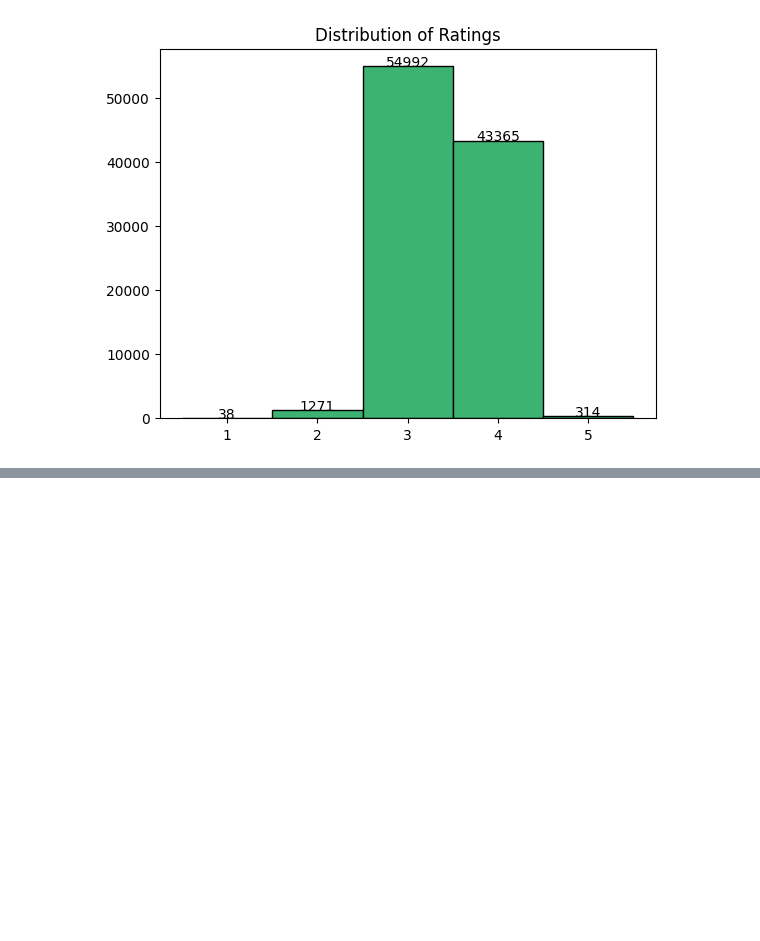
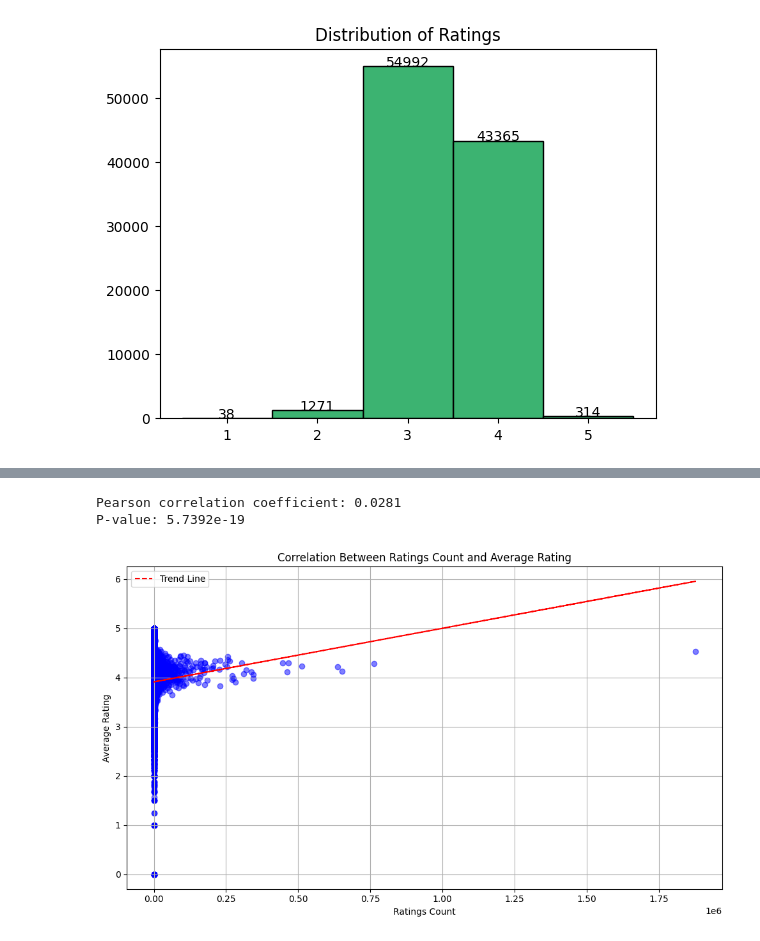
Before and after one commit to nrchnnas/recsys, a Jupyter notebook: eda.ipynb, the cells around one changed output, grey strips where cells are left out. Cells and saved outputs as stored; diff of their text form; code cells hidden in the pictures; blank space fills up the shorter version.

```diff
--- a/eda.ipynb
+++ b/eda.ipynb
@@ -162,0 +157,29 @@ plt.show()
+# %%
+filtered_books = genres_df[['ratings_count', 'average_rating']].dropna()
+
+# Scatter plot
+plt.figure(figsize=(10, 6))
+plt.scatter(filtered_books['ratings_count'], filtered_books['average_rating'], alpha=0.5, color='blue')
+plt.xlabel('Ratings Count')
+plt.ylabel('Average Rating')
+plt.title('Correlation Between Ratings Count and Average Rating')
+plt.grid(True)
+
+# Add regression line
+x = filtered_books['ratings_count']
+y = filtered_books['average_rating']
+m, b = np.polyfit(x, y, 1)
+plt.plot(x, m * x + b, color='red', linestyle='--', label='Trend Line')
+
+# Compute correlation coefficient
+corr_coef, p_value = pearsonr(x, y)
+print(f"\nPearson correlation coefficient: {corr_coef:.4f}")
+print(f"P-value: {p_value:.4e}")
+
+plt.legend()
+plt.tight_layout()
+plt.show()
+# %% [output]
+Pearson correlation coefficient: 0.0281
+P-value: 5.7392e-19
+[figure, added]
```
Also changed, not shown: parts of 10 cells of this notebook.
